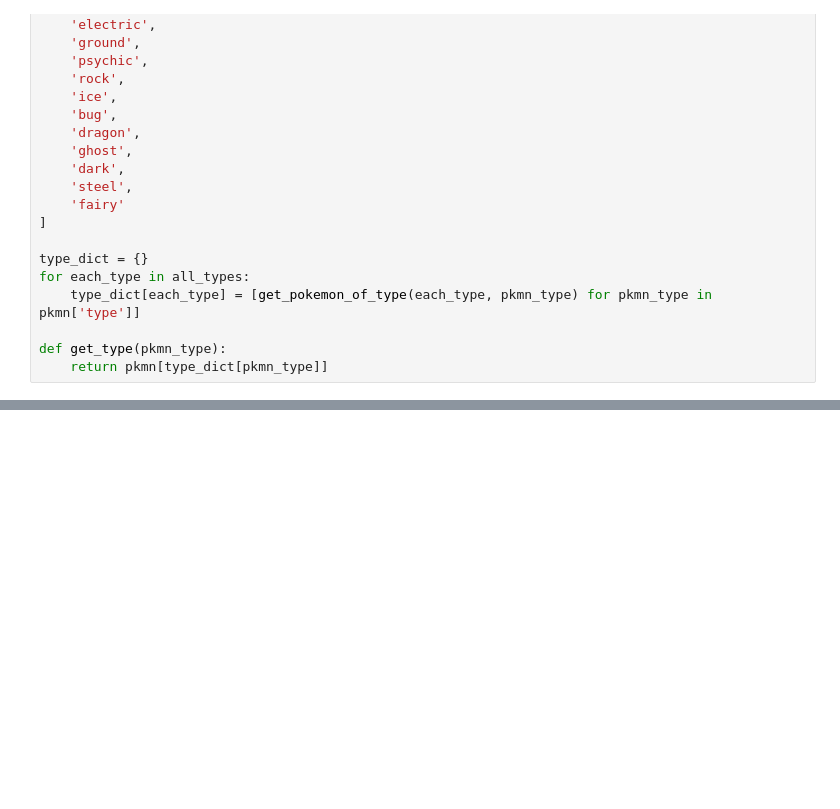
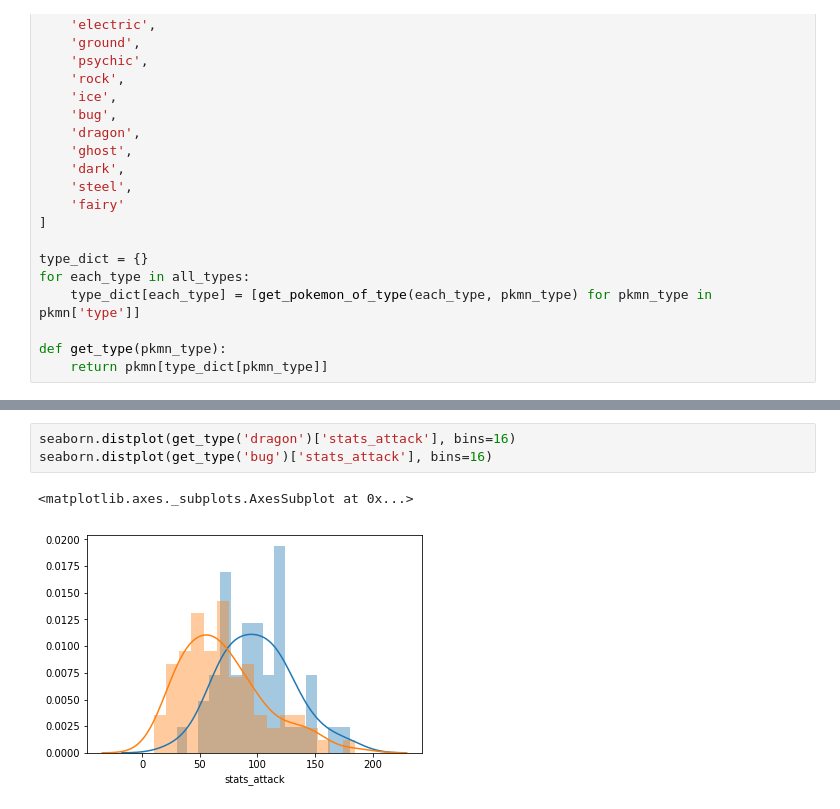
Before and after one commit to noltron000-coursework/datascience-project, a Jupyter notebook: source/pokemon.ipynb, the cells around one changed output, grey strips where cells are left out. Drawn from its saved outputs; the diff is of its cells as text; blank space fills up the shorter version.

```diff
--- a/source/pokemon.ipynb
+++ b/source/pokemon.ipynb
@@ -415,0 +438,6 @@ get_type('ice')
+# %%
+seaborn.distplot(get_type('dragon')['stats_attack'], bins=16)
+seaborn.distplot(get_type('bug')['stats_attack'], bins=16)
+# %% [output]
+<matplotlib.axes._subplots.AxesSubplot at 0x...>
+[figure, added]
```
Also changed, not shown: parts of 29 cells of this notebook.
